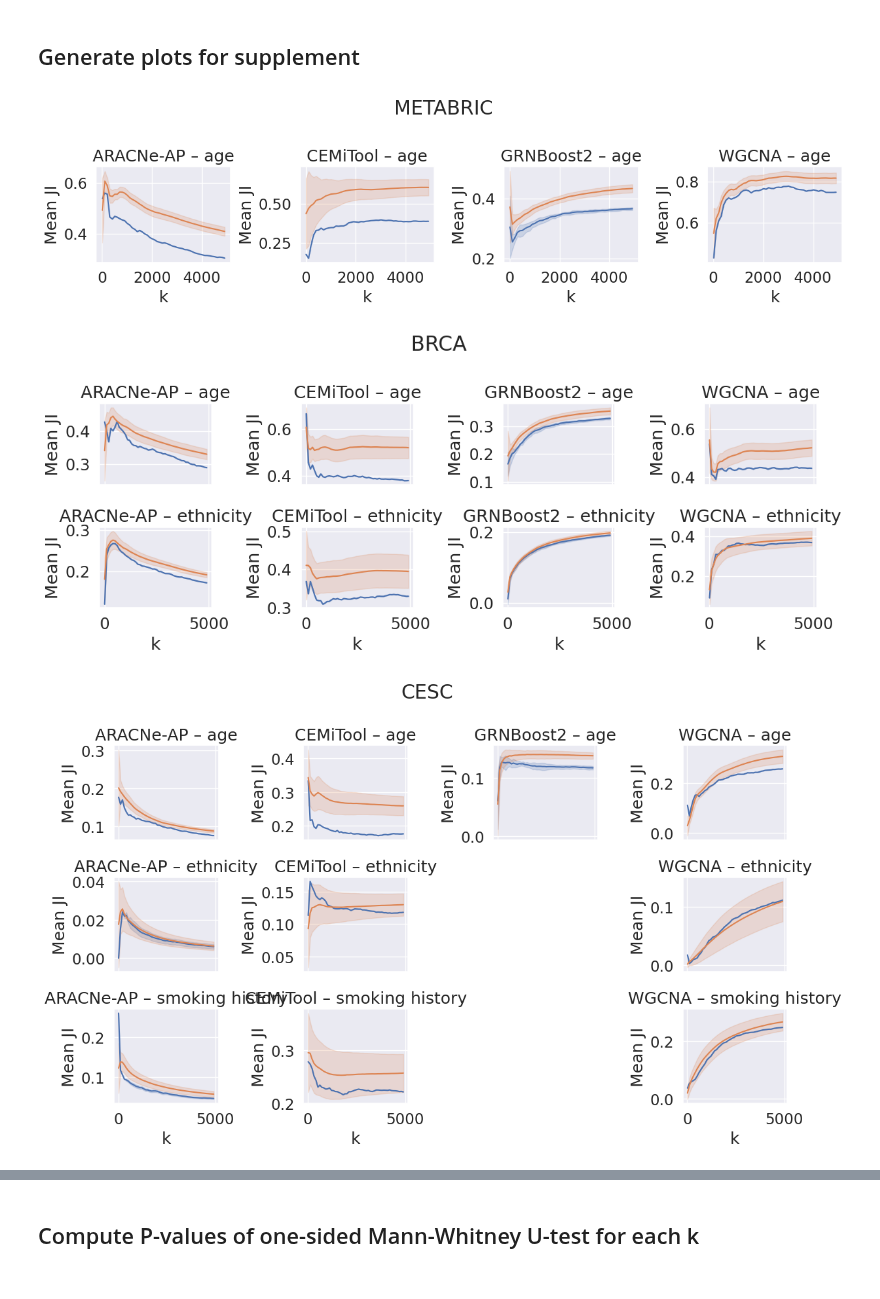
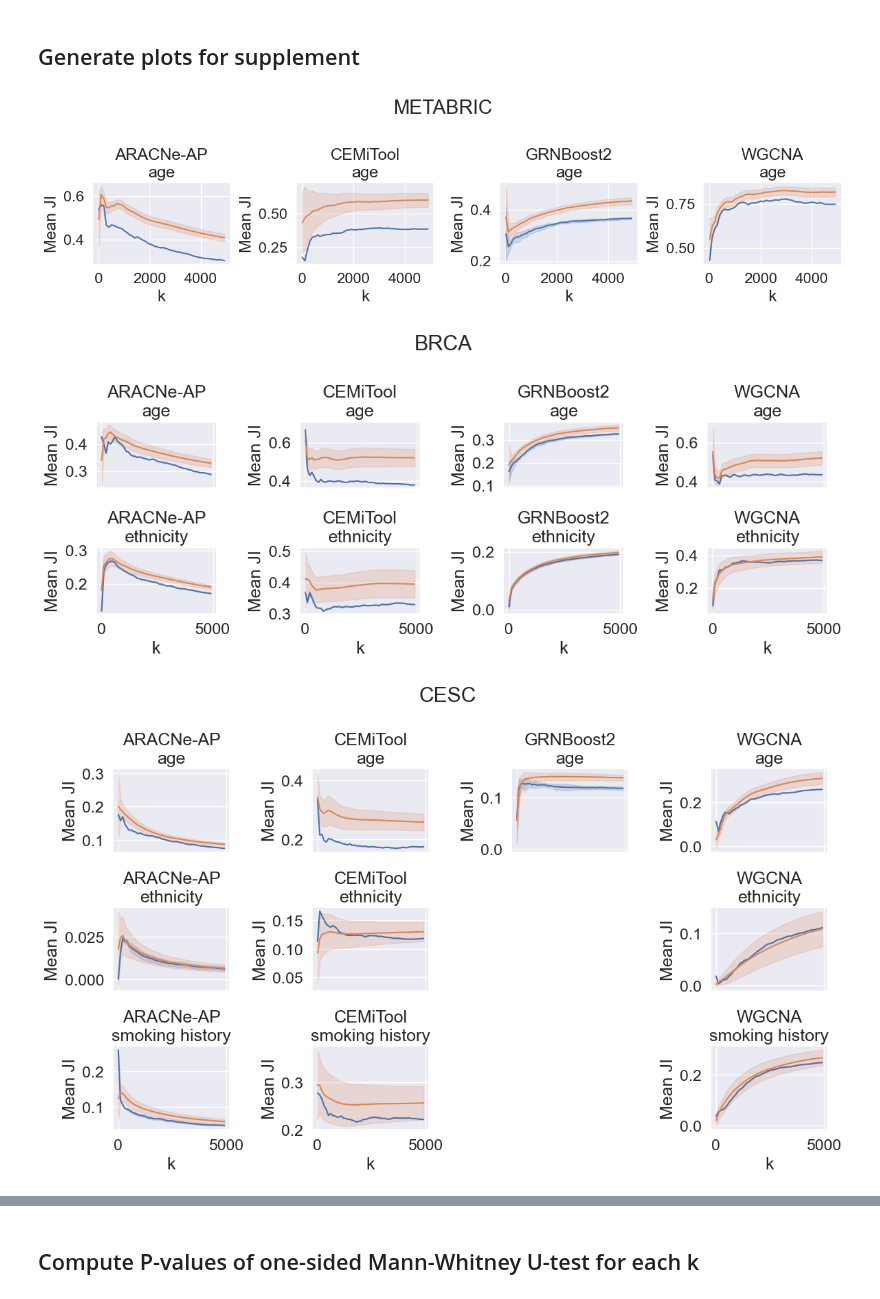
Before and after one commit to bionetslab/grn-confounders, a Jupyter notebook: results/plot_results.ipynb, the cells around one changed output, grey strips where cells are left out. Cells and saved outputs as stored; diff of their text form; code cells hidden in the pictures.

Commit message:
titles supplement plots

```diff
--- a/results/plot_results.ipynb
+++ b/results/plot_results.ipynb
@@ -86,32 +86,32 @@ ct_sels = ['METABRIC', 'BRCA', 'CESC', 'COAD', 'GBM', 'HNSC', 'KIRC', 'KIRP', 'L
 # %%
 plt.style.use('default')
 sns.set(font_scale=1.5)
 sns.set_style('darkgrid')
 for ct_sel in ct_sels:
     JI_ct = JI_all[JI_all['Cohort']==ct_sel]
     confounders = sorted(list(set(JI_ct['Confounder/\nvariable'].values)))
     algos = sorted(list(set(JI_ct['Method'].values)))
     if len(confounders) == 1:
         fig, axs = plt.subplots(1, len(algos), figsize=(3.2*len(algos), 3.5*len(confounders)), sharex=True, sharey=False)
     else:
         fig, axs = plt.subplots(len(confounders), len(algos), figsize=(3*len(algos), 2.5*len(confounders)), sharex=True, sharey=False)
     for i, conf in enumerate(confounders):
         JI_conf = JI_ct[JI_ct['Confounder/\nvariable'] == conf]
         for j, algo in enumerate(algos):
             JI_alg = JI_conf[JI_conf['Method'] == algo]
             if JI_alg.shape[0] == 0:
                 axs[i, j].axis('off')
             else:
                 try:
                     sns.lineplot(data=JI_alg, x='k', y='Mean JI', errorbar='sd', ax=axs[i,j], hue='Partition type', legend=False)
-                    axs[i,j].set_title(f'{algo} – {conf}')
+                    axs[i,j].set_title(f'{algo}\n{conf}')
                 except IndexError:
                     sns.lineplot(data=JI_alg, x='k', y='Mean JI', errorbar='sd', ax=axs[j], hue='Partition type', legend=False)
-                    axs[j].set_title(f'{algo} – {conf}')
+                    axs[j].set_title(f'{algo}\n{conf}')
     fig.suptitle(ct_sel)
     fig.tight_layout()
     fig.savefig(f'plots/{ct_sel}_block_comparisons.pdf')
 # %% [output]
-[figure, old version]
+[figure, new version]
-[figure, old version]
+[figure, new version]
-[figure, old version]
+[figure, new version]
```
Also changed, not shown: parts of 1 cell of this notebook, 12 other files.
